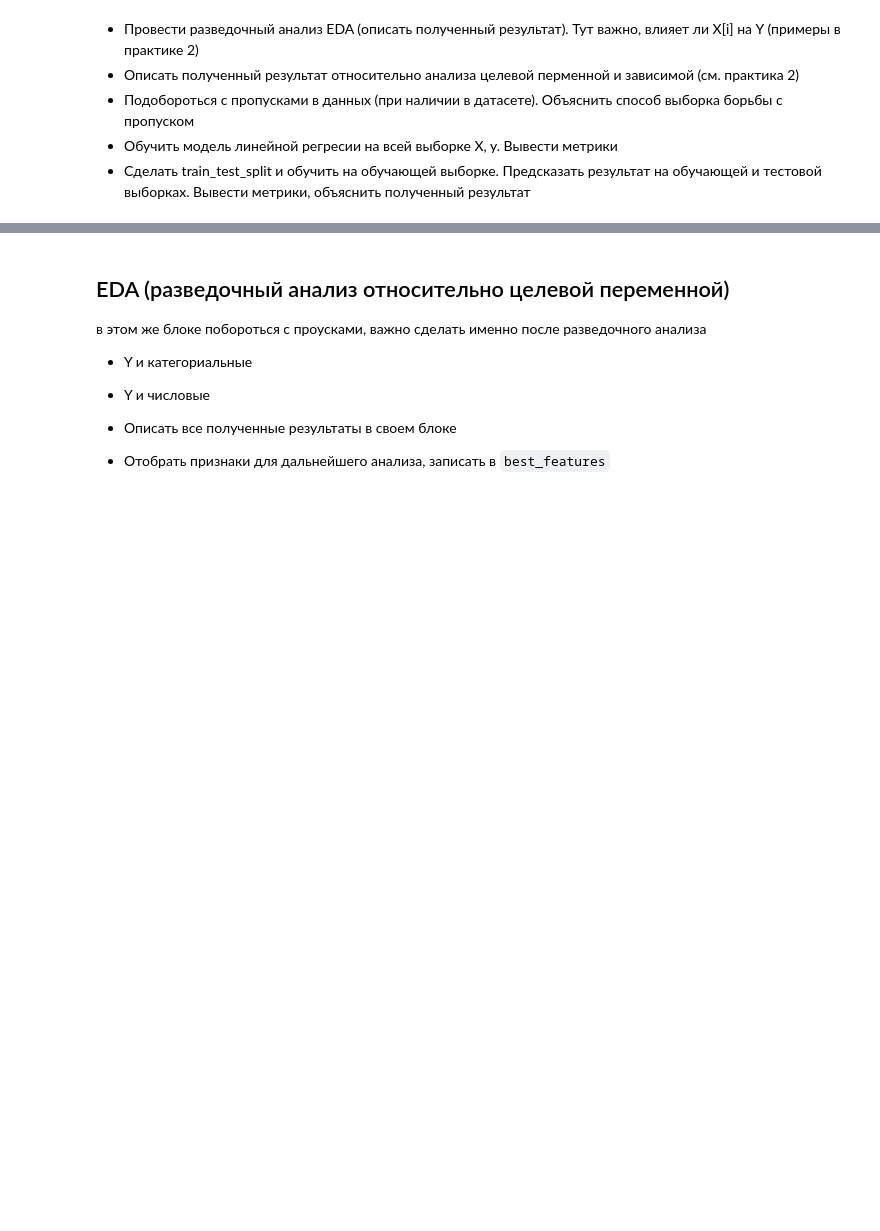
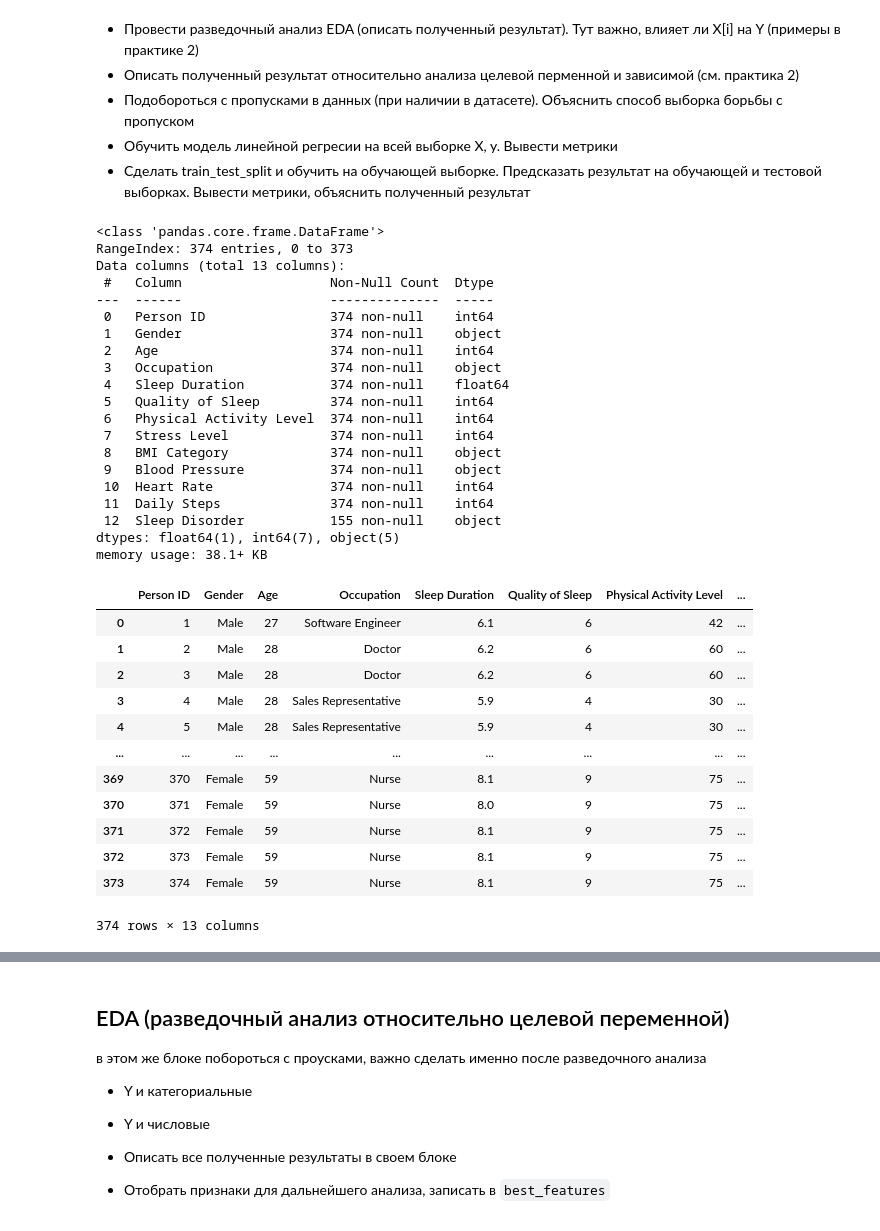
Before and after one commit to Lococo231/MO_Tasks, a Jupyter notebook: Домашнее_задание_2.ipynb, the cells around one changed output, grey strips where cells are left out. Drawn from its saved outputs; the diff is of its cells as text; code cells hidden in the pictures; blank space fills up the shorter version.

```diff
--- a/Домашнее_задание_2.ipynb
+++ b/Домашнее_задание_2.ipynb
@@ -13,6 +33,41 @@
 # %%
 import pandas as pd
 # %%
-df = pd.read_csv()
+df = pd.read_csv('/content/dataset.csv')
 # %%
 df.info()
+df
+# %% [output]
+<class 'pandas.core.frame.DataFrame'>
+RangeIndex: 374 entries, 0 to 373
+Data columns (total 13 columns):
+ #   Column                   Non-Null Count  Dtype
+---  ------                   --------------  -----
+ 0   Person ID                374 non-null    int64
+ 1   Gender                   374 non-null    object
+ 2   Age                      374 non-null    int64
+ 3   Occupation               374 non-null    object
+ 4   Sleep Duration           374 non-null    float64
+ 5   Quality of Sleep         374 non-null    int64
+ 6   Physical Activity Level  374 non-null    int64
+ 7   Stress Level             374 non-null    int64
+ 8   BMI Category             374 non-null    object
+ 9   Blood Pressure           374 non-null    object
+ 10  Heart Rate               374 non-null    int64
+ 11  Daily Steps              374 non-null    int64
+ 12  Sleep Disorder           155 non-null    object
+dtypes: float64(1), int64(7), object(5)
+memory usage: 38.1+ KB
+|  | Person ID | Gender | Age | Occupation | Sleep Duration | Quality of Sleep | Physical Activity Level | ... |
+| 0 | 1 | Male | 27 | Software Engineer | 6.1 | 6 | 42 | ... |
+| 1 | 2 | Male | 28 | Doctor | 6.2 | 6 | 60 | ... |
+| 2 | 3 | Male | 28 | Doctor | 6.2 | 6 | 60 | ... |
+| 3 | 4 | Male | 28 | Sales Representative | 5.9 | 4 | 30 | ... |
+| 4 | 5 | Male | 28 | Sales Representative | 5.9 | 4 | 30 | ... |
+| ... | ... | ... | ... | ... | ... | ... | ... | ... |
+| 369 | 370 | Female | 59 | Nurse | 8.1 | 9 | 75 | ... |
+| 370 | 371 | Female | 59 | Nurse | 8.0 | 9 | 75 | ... |
+| 371 | 372 | Female | 59 | Nurse | 8.1 | 9 | 75 | ... |
+| 372 | 373 | Female | 59 | Nurse | 8.1 | 9 | 75 | ... |
+| 373 | 374 | Female | 59 | Nurse | 8.1 | 9 | 75 | ... |
+374 rows × 13 columns
```
Also changed, not shown: parts of 6 cells of this notebook.
